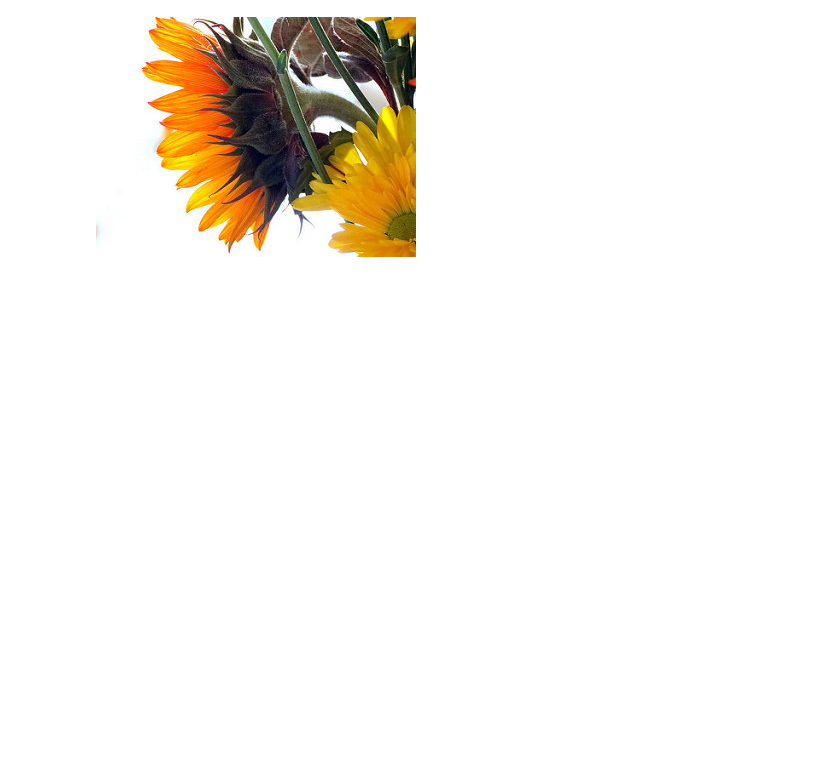
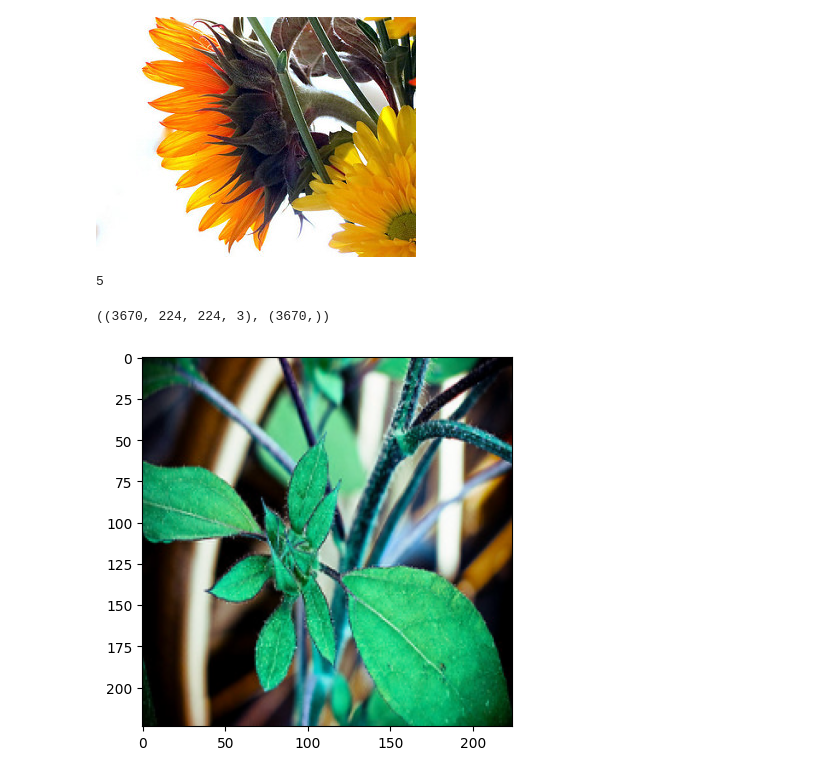
Before and after one commit to jaikrishann/45daysACT, a Jupyter notebook: DL/CNN/flower_classification.ipynb, the cells around one changed output. Drawn from its saved outputs; the diff is of its cells as text; code cells hidden in the pictures; blank space fills up the shorter version.

```diff
--- a/DL/CNN/flower_classification.ipynb
+++ b/DL/CNN/flower_classification.ipynb
@@ -65,3 +65,36 @@ WindowsPath('C:/Users/jaikr/.keras/datasets/flower_photos/sunflowers/1008566138_
 Image.open(flower_dict["sunflowers"][100])
 # %% [output]
 [figure]
+# %%
+no_of_classes = len(flower_dict.items())
+no_of_classes
+# %% [output]
+5
+# %%
+x , y = [], []
+for key , value in flower_dict.items():
+    for item in value:
+        img = cv2.imread(str(item))
+        reduced_img = cv2.resize(img,(224,224))
+        x.append(reduced_img)
+        y.append(flowers_label[key])
+# %%
+x = np.array(x)
+y = np.array(y)
+x.shape, y.shape
+# %% [output]
+((3670, 224, 224, 3), (3670,))
+# %%
+x_train , x_test , y_train , y_test = train_test_split(x
+                                                       ,y
+                                                       ,test_size=0.2,
+                                                       random_state=0)
+# %%
+##normalise
+x_train_scaled = x_train/255
+x_test_scaled = x_test/255
+# %%
+plt.imshow(x_train_scaled[166])
+plt.show()
+# %% [output]
+[figure, added]
```
Also changed, not shown: parts of 5 cells of this notebook, 1 other file.
